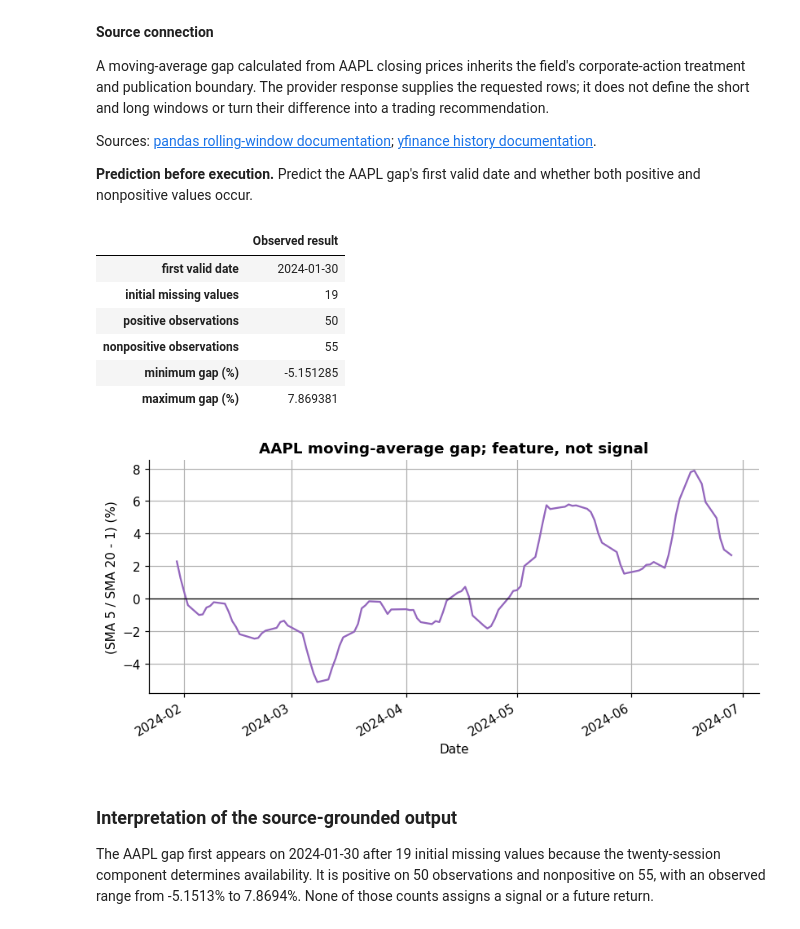
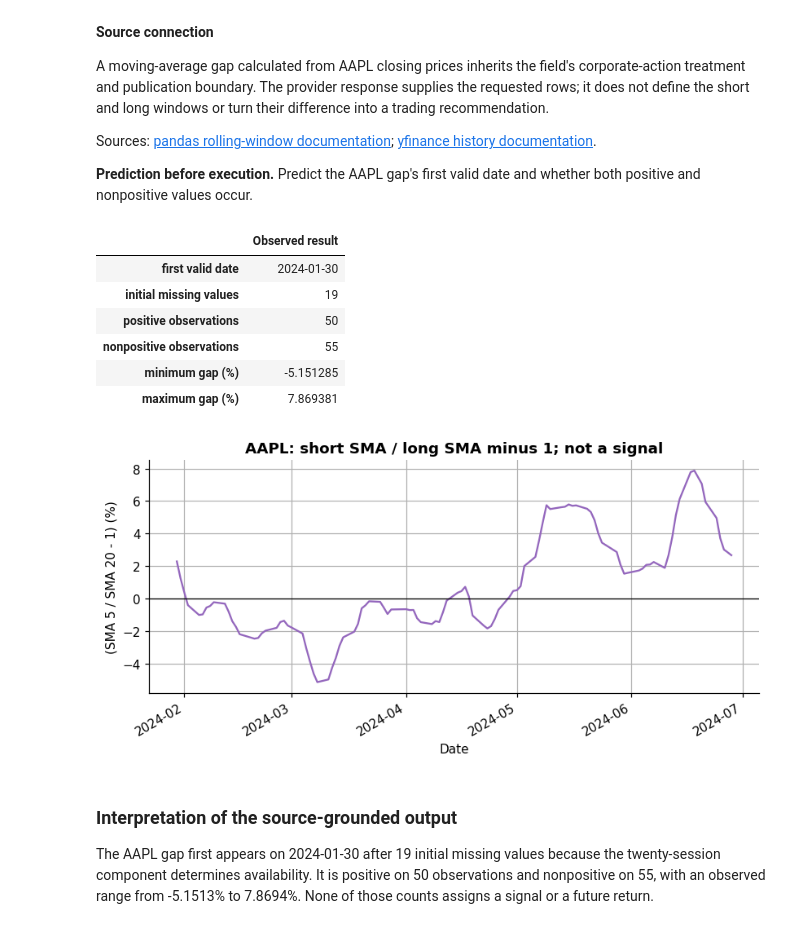
Before and after one commit to KennethWYLee/FinTech, a Jupyter notebook: course/week3_main.ipynb, the cells around one changed output. Cells and saved outputs as stored; diff of their text form; code cells hidden in the pictures.

```diff
--- a/course/week3_main.ipynb
+++ b/course/week3_main.ipynb
@@ -1165,35 +1165,35 @@ Sources: [pandas rolling-window documentation](https://pandas.pydata.org/docs/re
 # Purpose: calculate the source-grounded example for Issue 8.
 aapl_real = load_us_daily("AAPL")
 real_sma_5 = aapl_real["Close"].rolling(5, min_periods=5).mean()
 real_sma_20 = aapl_real["Close"].rolling(20, min_periods=20).mean()
 real_gap = (real_sma_5 / real_sma_20 - 1).rename("MA_gap")
 real_gap_summary = pd.Series(
     {
         "first valid date": str(real_gap.first_valid_index().date()),
         "initial missing values": int(real_gap.isna().sum()),
         "positive observations": int(real_gap.gt(0).sum()),
         "nonpositive observations": int(real_gap.le(0).sum()),
         "minimum gap (%)": 100 * float(real_gap.min()),
         "maximum gap (%)": 100 * float(real_gap.max()),
     },
     name="Observed result",
 )
 display(real_gap_summary.to_frame().round(4))
 ax = (100 * real_gap).plot(color="tab:purple")
 ax.axhline(0, color="black", linewidth=0.8)
 ax.set_ylabel("(SMA 5 / SMA 20 - 1) (%)")
-ax.set_title("AAPL moving-average gap; feature, not signal")
+ax.set_title("AAPL: short SMA / long SMA minus 1; not a signal")
 plt.tight_layout(); plt.show()
 assert real_gap.isna().sum() == 19
 # %% [output]
 |  | Observed result |
 | first valid date | 2024-01-30 |
 | initial missing values | 19 |
 | positive observations | 50 |
 | nonpositive observations | 55 |
 | minimum gap (%) | -5.151285 |
 | maximum gap (%) | 7.869381 |
-[figure, old version]
+[figure, new version]
 # %% [markdown]
 ### Interpretation of the source-grounded output
 
```
Also changed, not shown: parts of 18 cells of this notebook, 6 other files.
